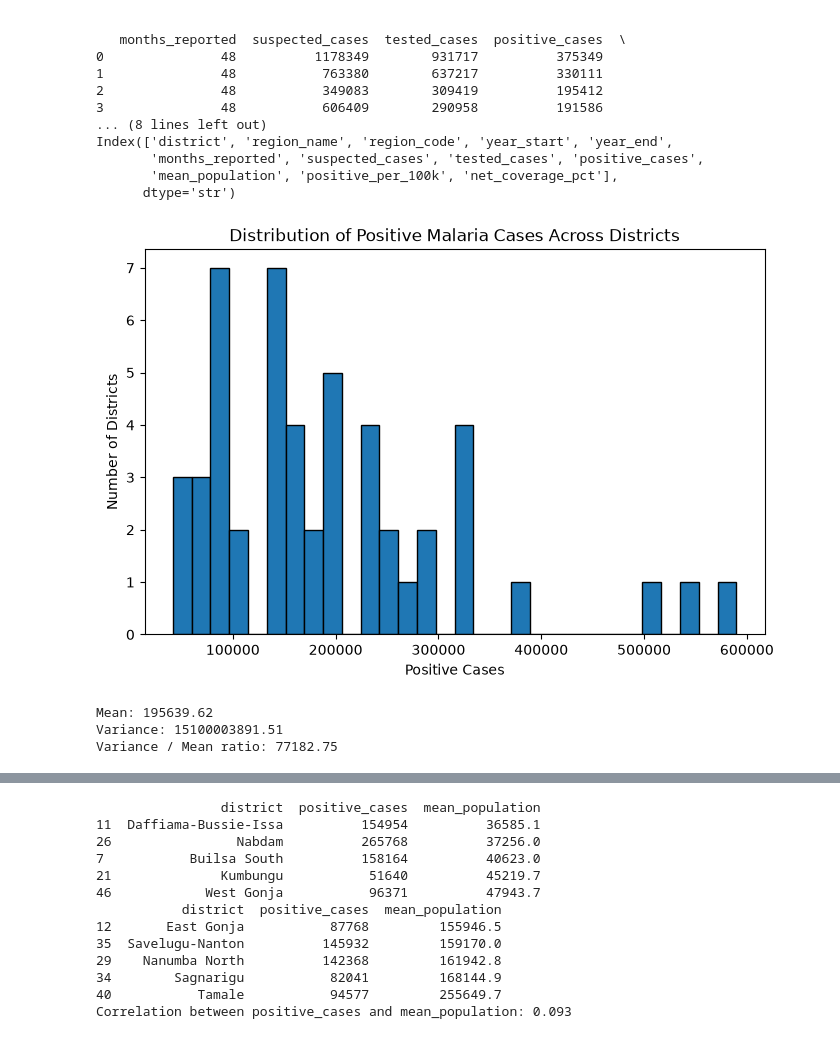
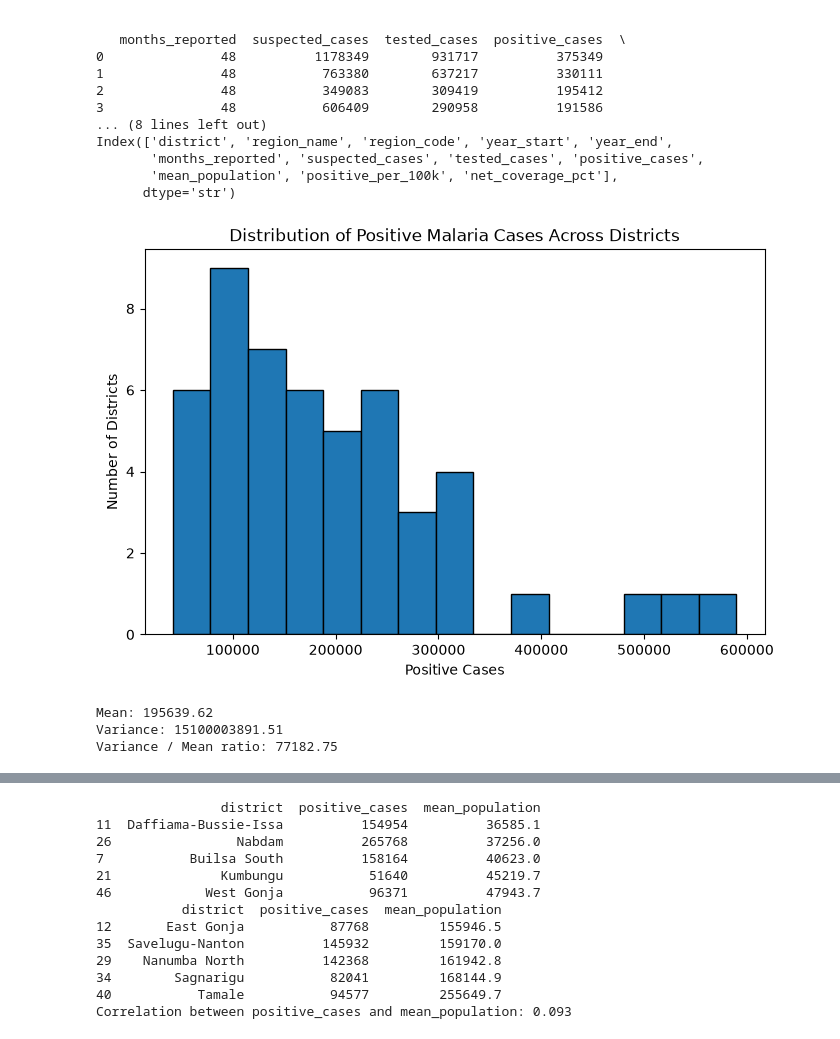
Before and after one commit to ASU-MICS-2028/mle-group-2-prosit-1, a Jupyter notebook: malaria_prosit_notebook.ipynb, the cells around one changed output, grey strips where cells are left out. Drawn from its saved outputs; the diff is of its cells as text; code cells hidden in the pictures.

```diff
--- a/malaria_prosit_notebook.ipynb
+++ b/malaria_prosit_notebook.ipynb
@@ -27,24 +27,24 @@ Index(['district', 'region_name', 'region_code', 'year_start', 'year_end',
 # %%
 # Look at the case counts
 case_counts = df['positive_cases']
 
 # Plot a histogram
 plt.figure(figsize=(8, 5))
-plt.hist(case_counts, bins=30, edgecolor='black')
+plt.hist(case_counts, bins=15, edgecolor='black')
 plt.xlabel('Positive Cases')
 plt.ylabel('Number of Districts')
 plt.title('Distribution of Positive Malaria Cases Across Districts')
 plt.show()
 
 # Mean vs variance check
 mean_cases = case_counts.mean()
 var_cases = case_counts.var()
 
 print(f"Mean: {mean_cases:.2f}")
 print(f"Variance: {var_cases:.2f}")
 print(f"Variance / Mean ratio: {var_cases / mean_cases:.2f}")
 # %% [output]
-[figure, old version]
+[figure, new version]
 Mean: 195639.62
 Variance: 15100003891.51
 Variance / Mean ratio: 77182.75
```
Also changed, not shown: parts of 1 cell of this notebook.
